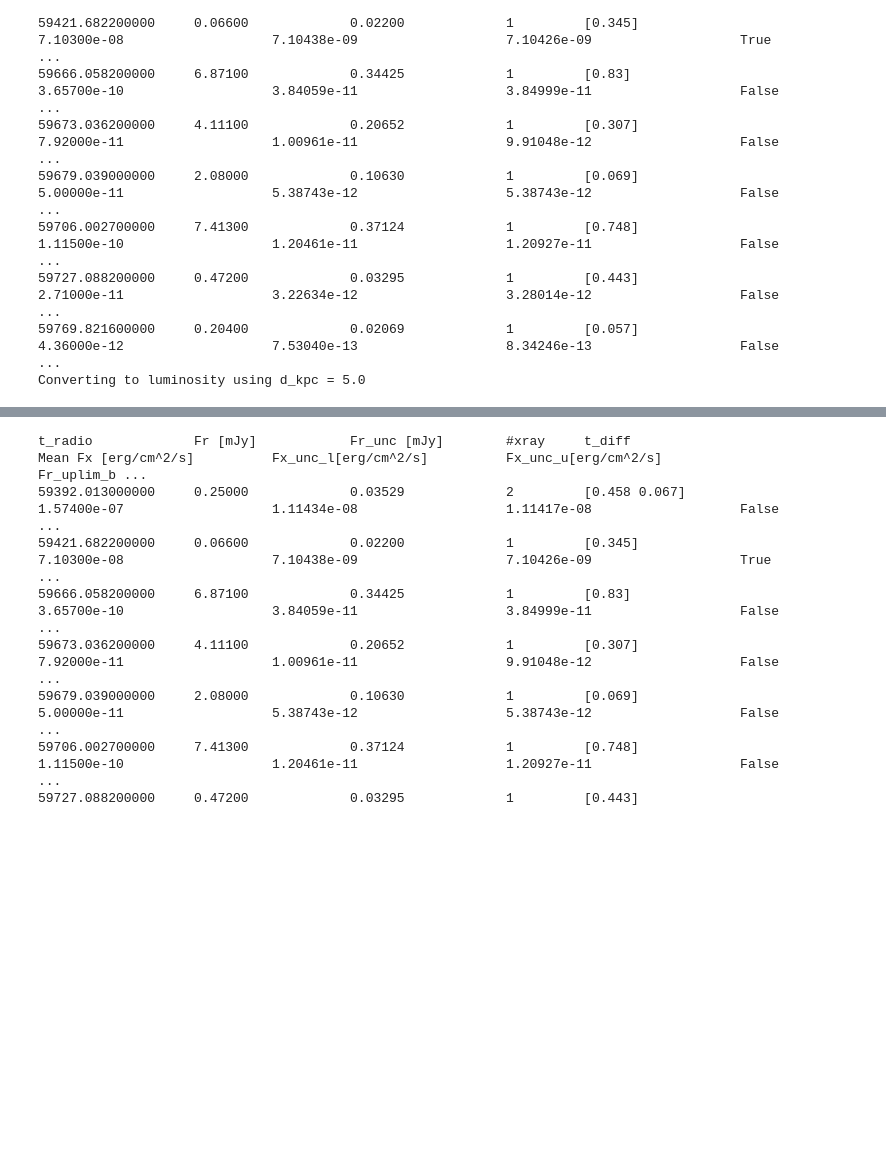
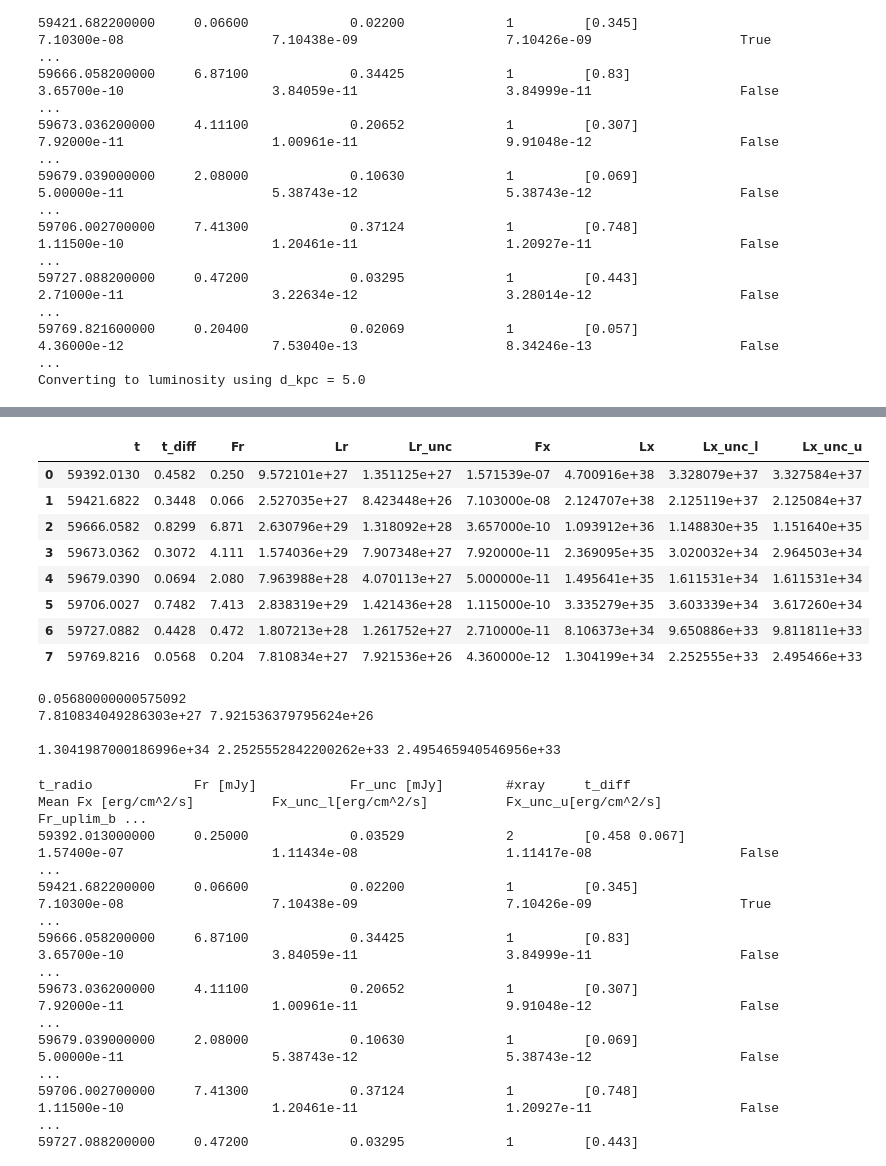
Before and after one commit to JustineCrook/Radio_X-ray_Plane_Paper_2026, a Jupyter notebook: 1_SOURCE_CHECKS/4U 1543-47.ipynb, the cells around one changed output, grey strips where cells are left out. Saved outputs shown, nothing was run; the diff lists cells and outputs as text; code cells hidden in the pictures; blank space fills up the shorter version.

```diff
--- a/1_SOURCE_CHECKS/4U 1543-47.ipynb
+++ b/1_SOURCE_CHECKS/4U 1543-47.ipynb
@@ -73,3 +87,31 @@ Converting to luminosity using d_kpc = 5.0
+# %%
+paired_data[["t", "t_diff", "Fr", "Lr", "Lr_unc", "Fx", "Lx", "Lx_unc_l", "Lx_unc_u"]]
+# %% [output]
+|  | t | t_diff | Fr | Lr | Lr_unc | Fx | Lx | Lx_unc_l | Lx_unc_u |
+| 0 | 59392.0130 | 0.4582 | 0.250 | 9.572101e+27 | 1.351125e+27 | 1.571539e-07 | 4.700916e+38 | 3.328079e+37 | 3.327584e+37 |
+| 1 | 59421.6822 | 0.3448 | 0.066 | 2.527035e+27 | 8.423448e+26 | 7.103000e-08 | 2.124707e+38 | 2.125119e+37 | 2.125084e+37 |
+| 2 | 59666.0582 | 0.8299 | 6.871 | 2.630796e+29 | 1.318092e+28 | 3.657000e-10 | 1.093912e+36 | 1.148830e+35 | 1.151640e+35 |
+| 3 | 59673.0362 | 0.3072 | 4.111 | 1.574036e+29 | 7.907348e+27 | 7.920000e-11 | 2.369095e+35 | 3.020032e+34 | 2.964503e+34 |
+| 4 | 59679.0390 | 0.0694 | 2.080 | 7.963988e+28 | 4.070113e+27 | 5.000000e-11 | 1.495641e+35 | 1.611531e+34 | 1.611531e+34 |
+| 5 | 59706.0027 | 0.7482 | 7.413 | 2.838319e+29 | 1.421436e+28 | 1.115000e-10 | 3.335279e+35 | 3.603339e+34 | 3.617260e+34 |
+| 6 | 59727.0882 | 0.4428 | 0.472 | 1.807213e+28 | 1.261752e+27 | 2.710000e-11 | 8.106373e+34 | 9.650886e+33 | 9.811811e+33 |
+| 7 | 59769.8216 | 0.0568 | 0.204 | 7.810834e+27 | 7.921536e+26 | 4.360000e-12 | 1.304199e+34 | 2.252555e+33 | 2.495466e+33 |
+# %%
+# For entry 7
+print(59769.8216 - 59769.7648) # t_diff
+
+L, L_unc = convert_Fr(Fr_mJy = 0.204, Fr_mJy_unc = np.sqrt(0.018**2 + (0.05*0.204)**2), d_kpc = 5, d_kpc_unc = 0, nu_GHz = 1.28)
+print(L, L_unc) # Lr, Lr_unc
+
+print()
+
+L, L_unc_l, L_unc_u = convert_Fx(Fx_erg_s_cm2=4.360000e-12, Fx_erg_s_cm2_unc_l=np.sqrt((1/1.645 * 1.01e-12)**2 + (0.1*4.360000e-12)**2), Fx_erg_s_cm2_unc_u=np.sqrt((1/1.645 * 1.17e-12)**2 + (0.1*4.360000e-12)**2), d_kpc=5, d_kpc_unc=0)
+print(L, L_unc_l, L_unc_u) # Lx, Lx_unc_l, Lx_unc_u
+# %% [output]
+0.05680000000575092
+7.810834049286303e+27 7.921536379795624e+26
+
+1.3041987000186996e+34 2.2525552842200262e+33 2.495465940546956e+33
 # %%
 # If I use a normal (instead of weighted) average for Fx when pairing -- it does not make much difference
 paired_arr, unpaired_arr = pair_obs_alg(radio_df, xray_df, dt_mjd=1, weighted_ave = False)
```
Also changed, not shown: parts of 4 cells of this notebook, 1 other file.
